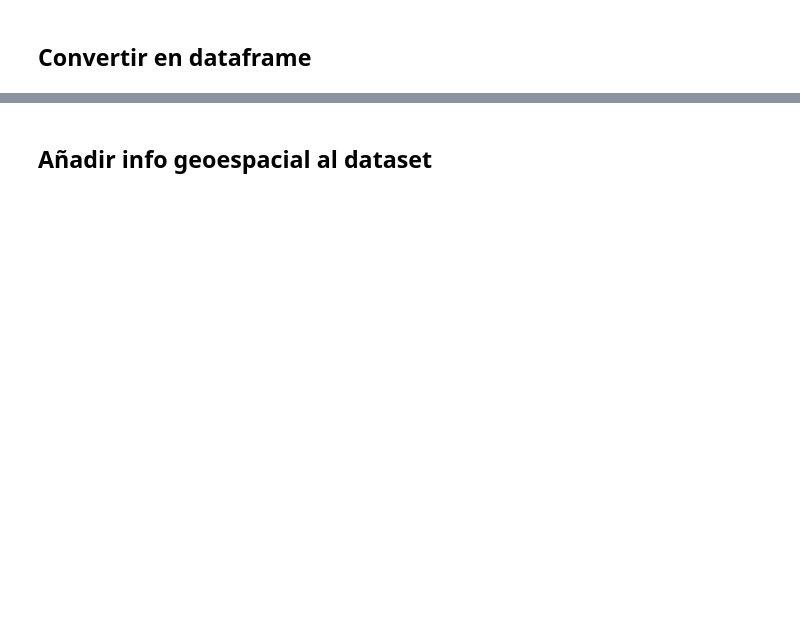
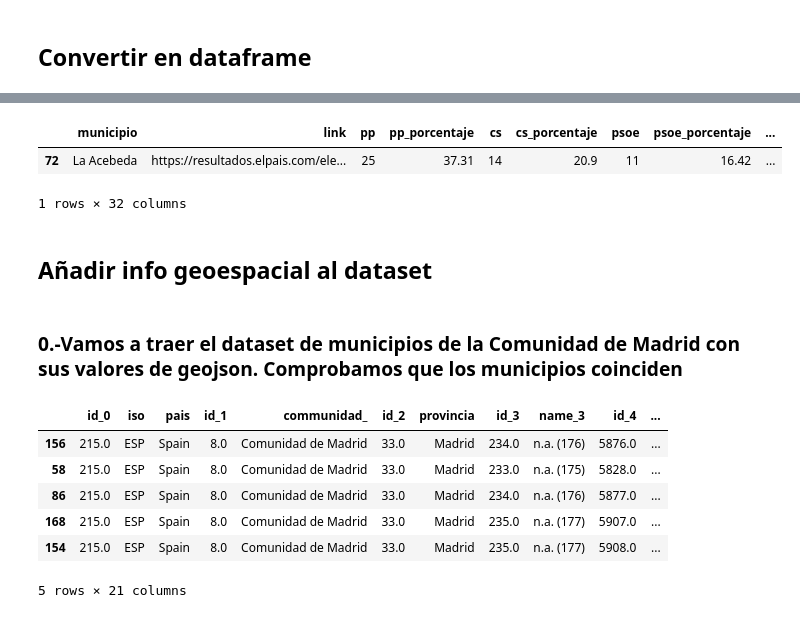
Before and after one commit to BernardoJoseLlamasVerna/Madrid_Elections_2021, a Jupyter notebook: web_scrapping_test.ipynb, the cells around one changed output, grey strips where cells are left out. Saved outputs shown, nothing was run; the diff lists cells and outputs as text; code cells hidden in the pictures; blank space fills up the shorter version.

```diff
--- a/web_scrapping_test.ipynb
+++ b/web_scrapping_test.ipynb
@@ -513,2 +508,10 @@ df
+# %%
+df[df['municipio'] == 'La Acebeda' ]
+# %% [output]
+|  | municipio | link | pp | pp_porcentaje | cs | cs_porcentaje | psoe | psoe_porcentaje | ... |
+| 72 | La Acebeda | https://resultados.elpais.com/ele... | 25 | 37.31 | 14 | 20.9 | 11 | 16.42 | ... |
+1 rows × 32 columns
 # %% [markdown]
 ## Añadir info geoespacial al dataset
+# %% [markdown]
+### 0.-Vamos a traer el dataset de municipios de la Comunidad de Madrid con sus valores de geojson. Comprobamos que los municipios coinciden
@@ -514,0 +521,13 @@ df
+# %%
+municipios = 'https://raw.githubusercontent.com/FMullor/TopoJson/master/MadridMunicipios.geojson'
+map_municipios = gpd.read_file(municipios)
+map_municipios = map_municipios.sort_values('municipio')
+map_municipios.head()
+# %% [output]
+|  | id_0 | iso | pais | id_1 | communidad_ | id_2 | provincia | id_3 | name_3 | id_4 | ... |
+| 156 | 215.0 | ESP | Spain | 8.0 | Comunidad de Madrid | 33.0 | Madrid | 234.0 | n.a. (176) | 5876.0 | ... |
+| 58 | 215.0 | ESP | Spain | 8.0 | Comunidad de Madrid | 33.0 | Madrid | 233.0 | n.a. (175) | 5828.0 | ... |
+| 86 | 215.0 | ESP | Spain | 8.0 | Comunidad de Madrid | 33.0 | Madrid | 234.0 | n.a. (176) | 5877.0 | ... |
+| 168 | 215.0 | ESP | Spain | 8.0 | Comunidad de Madrid | 33.0 | Madrid | 235.0 | n.a. (177) | 5907.0 | ... |
+| 154 | 215.0 | ESP | Spain | 8.0 | Comunidad de Madrid | 33.0 | Madrid | 235.0 | n.a. (177) | 5908.0 | ... |
+5 rows × 21 columns
```
Also changed, not shown: parts of 14 cells of this notebook, 1 other file.
